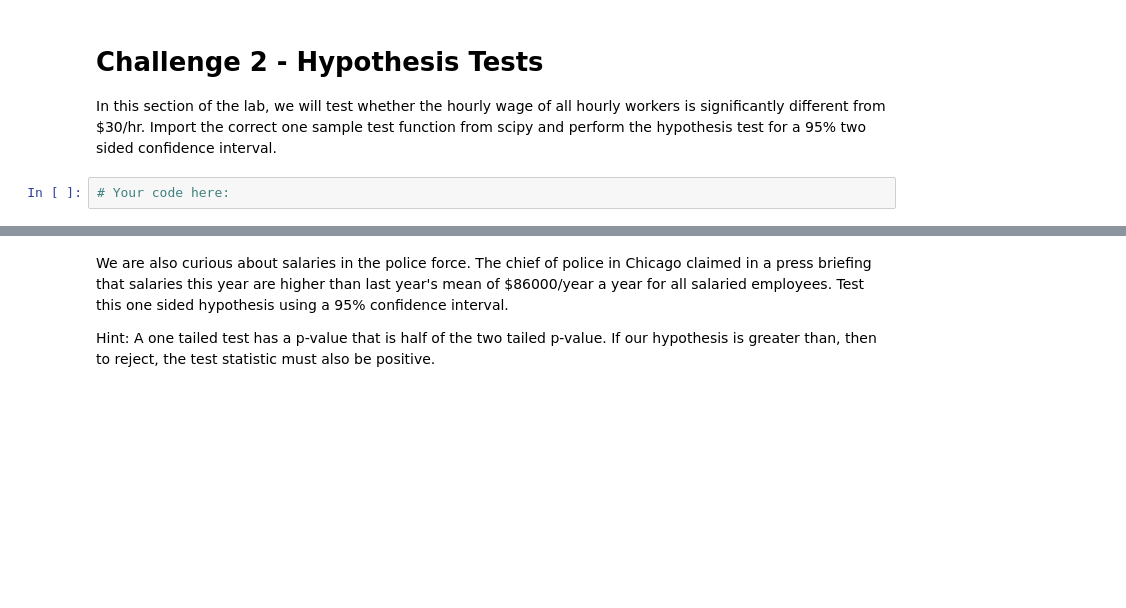
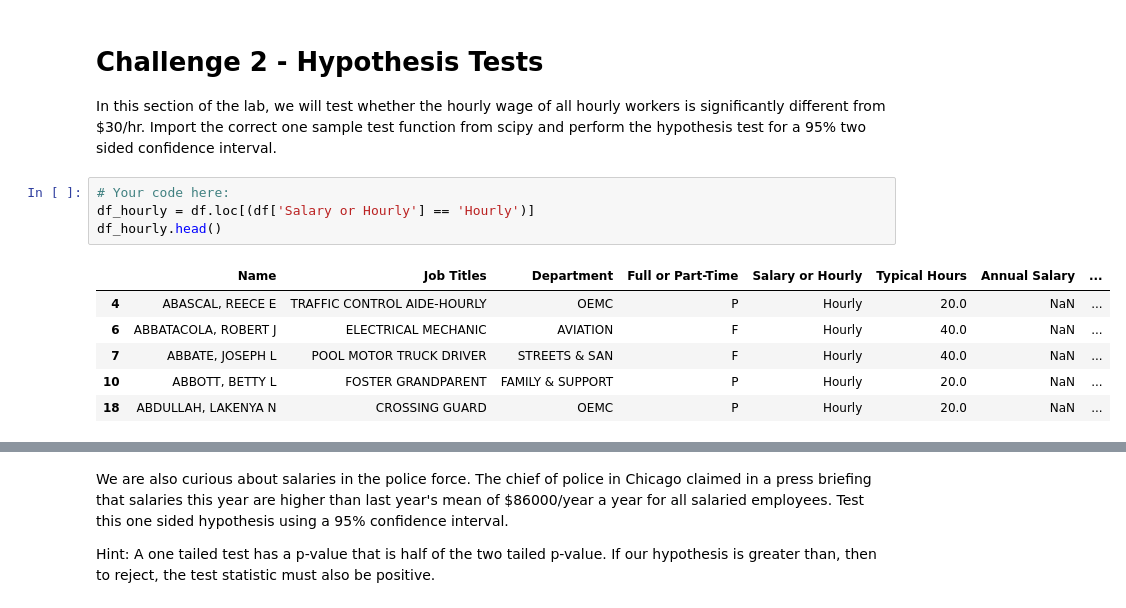
Before and after one commit to ta-data-lis/lab-hypothesis-testing-1, a Jupyter notebook: your-code/main.ipynb, the cells around one changed output, grey strips where cells are left out. Cells and saved outputs as stored; diff of their text form; blank space fills up the shorter version.

```diff
--- a/your-code/main.ipynb
+++ b/your-code/main.ipynb
@@ -33,5 +128,14 @@ There are different departments in the city. List all departments and the count
 # Challenge 2 - Hypothesis Tests
 
 In this section of the lab, we will test whether the hourly wage of all hourly workers is significantly different from $30/hr. Import the correct one sample test function from scipy and perform the hypothesis test for a 95% two sided confidence interval.
-# %%
-# Your code here:
+# %%
+# Your code here:
+df_hourly = df.loc[(df['Salary or Hourly'] == 'Hourly')]
+df_hourly.head()
+# %% [output]
+|  | Name | Job Titles | Department | Full or Part-Time | Salary or Hourly | Typical Hours | Annual Salary | ... |
+| 4 | ABASCAL, REECE E | TRAFFIC CONTROL AIDE-HOURLY | OEMC | P | Hourly | 20.0 | NaN | ... |
+| 6 | ABBATACOLA, ROBERT J | ELECTRICAL MECHANIC | AVIATION | F | Hourly | 40.0 | NaN | ... |
+| 7 | ABBATE, JOSEPH L | POOL MOTOR TRUCK DRIVER | STREETS & SAN | F | Hourly | 40.0 | NaN | ... |
+| 10 | ABBOTT, BETTY L | FOSTER GRANDPARENT | FAMILY & SUPPORT | P | Hourly | 20.0 | NaN | ... |
+| 18 | ABDULLAH, LAKENYA N | CROSSING GUARD | OEMC | P | Hourly | 20.0 | NaN | ... |
```
Also changed, not shown: parts of 26 cells of this notebook.
